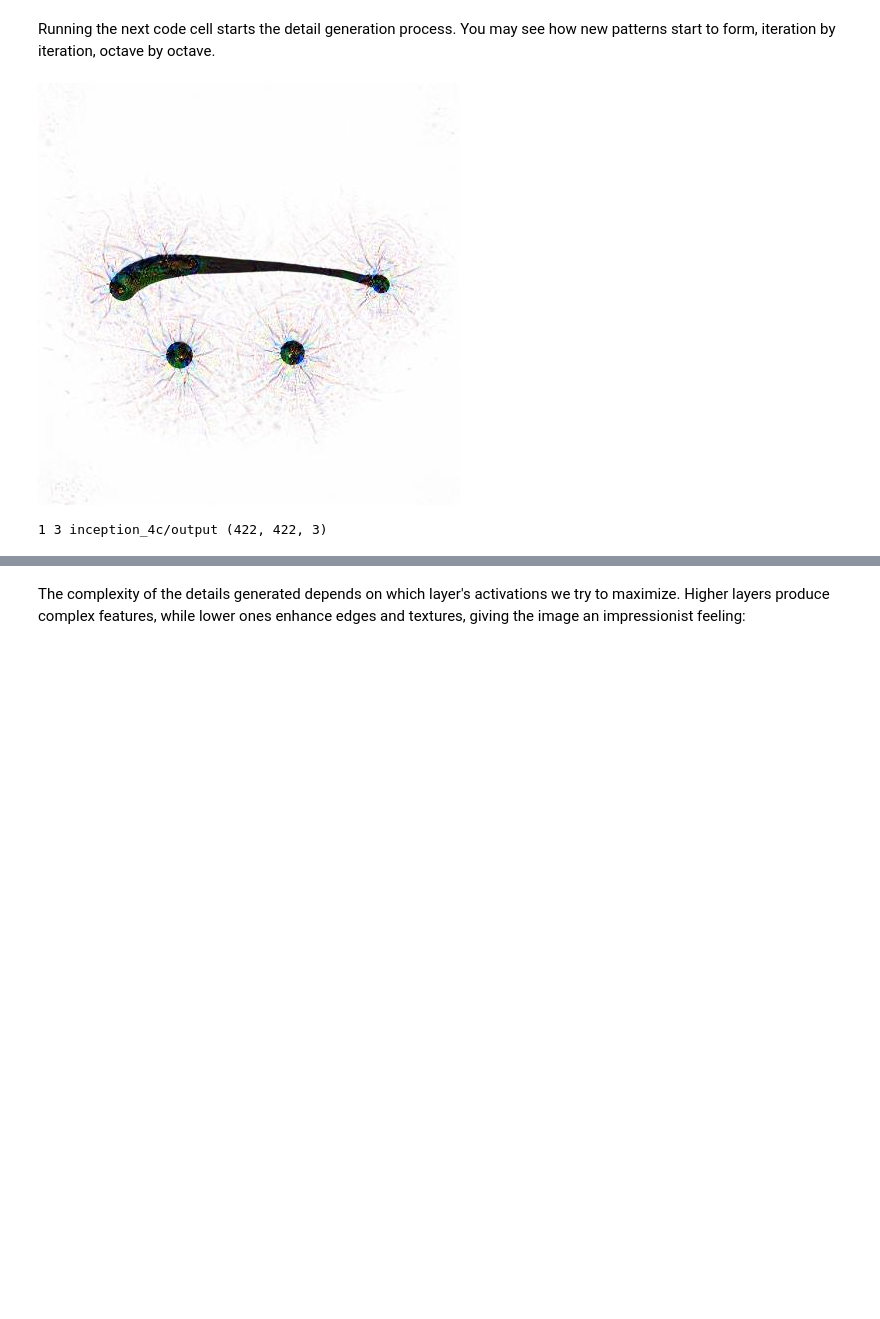
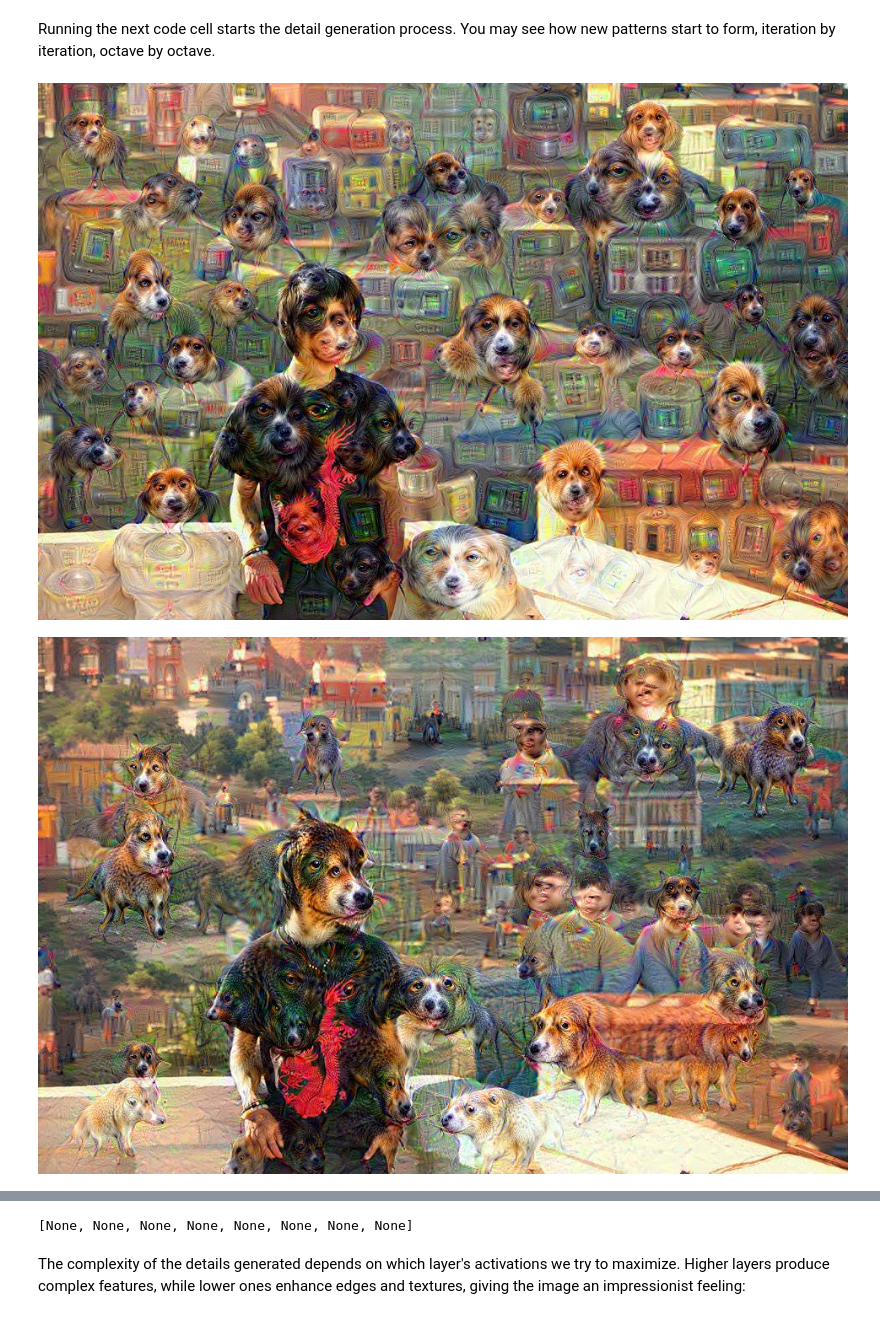
Before and after one commit to relh/dream-book, a Jupyter notebook: notebooks/dream.ipynb, the cells around one changed output, grey strips where cells are left out. Drawn from its saved outputs; the diff is of its cells as text; code cells hidden in the pictures; blank space fills up the shorter version.

```diff
--- a/notebooks/dream.ipynb
+++ b/notebooks/dream.ipynb
@@ -62,7 +64,7 @@ Making the "dream" images is very simple. Essentially it is just a gradient asce
 
 First we implement a basic gradient ascent step function, applying the first two tricks:
 # %%
-def make_step(net, step_size=1.5, end='inception_4c/output', jitter=32, clip=False): #full1 inception_4c/output
+def make_step(net, step_size=1.5, end='inception_5b/5x5_reduce', jitter=32, clip=False): #full1 inception_4c/output
     '''Basic gradient ascent step.'''
 
     src = net.blobs['data'] # input image is stored in Net's 'data' blob
@@ -86,7 +88,7 @@ def make_step(net, step_size=1.5, end='inception_4c/output', jitter=32, clip=Fal
 # %% [markdown]
 Next we implement an ascent through different scales. We call these scales "octaves".
 # %%
-def deepdream(net, base_img, iter_n=10, octave_n=4, octave_scale=1.4, end='inception_4c/output', clip=True, **step_params): #full1 inception_4c/output
+def deepdream(net, base_img, iter_n=10, step_size = 1.5, octave_n=4, jitter = 32, octave_scale=1.4, end='inception_5b/5x5_reduce', clip=True): #full1 inception_4c/output
     # prepare base images for all octaves
     octaves = [preprocess(net, base_img)]
     for i in xrange(octave_n-1):
@@ -108,7 +110,7 @@ def deepdream(net, base_img, iter_n=10, octave_n=4, octave_scale=1.4, end='incep
         src.reshape(1,3,h,w) # resize the network's input image size
         src.data[0] = octave_base+detail
         for i in xrange(iter_n):
-            make_step(net, end=end, clip=clip, **step_params)
+            make_step(net, step_size=step_size, end=end, jitter = jitter, clip=clip)
 
             # visualization
             vis = deprocess(net, src.data[0])
@@ -133,7 +134,16 @@ showarray(img)
 # %% [markdown]
 Running the next code cell starts the detail generation process. You may see how new patterns start to form, iteration by iteration, octave by octave.
-# %%
-_=deepdream(net, img)
-# %% [output]
-[figure, removed]
-1 3 inception_4c/output (422, 422, 3)
+# %%
+i = 38
+j = 38
+k = 38
+l = [38, 44, 46, 50, 62, 65, 67, 73]
+j = []
+for i in l:
+ _=deepdream(net, deepdream(net, deepdream(net, img, end=layerz[i]), end=layerz[i]), end=layerz[i])
+ j.append(_)
+
+[showarray(r) for r in j]
+# %% [output]
+[figure, added]
+[figure, added]
@@ -140,2 +156,3 @@ _=deepdream(net, img)
+[None, None, None, None, None, None, None, None]
 # %% [markdown]
 The complexity of the details generated depends on which layer's activations we try to maximize. Higher layers produce complex features, while lower ones enhance edges and textures, giving the image an impressionist feeling:
```
Also changed, not shown: parts of 9 cells of this notebook.
